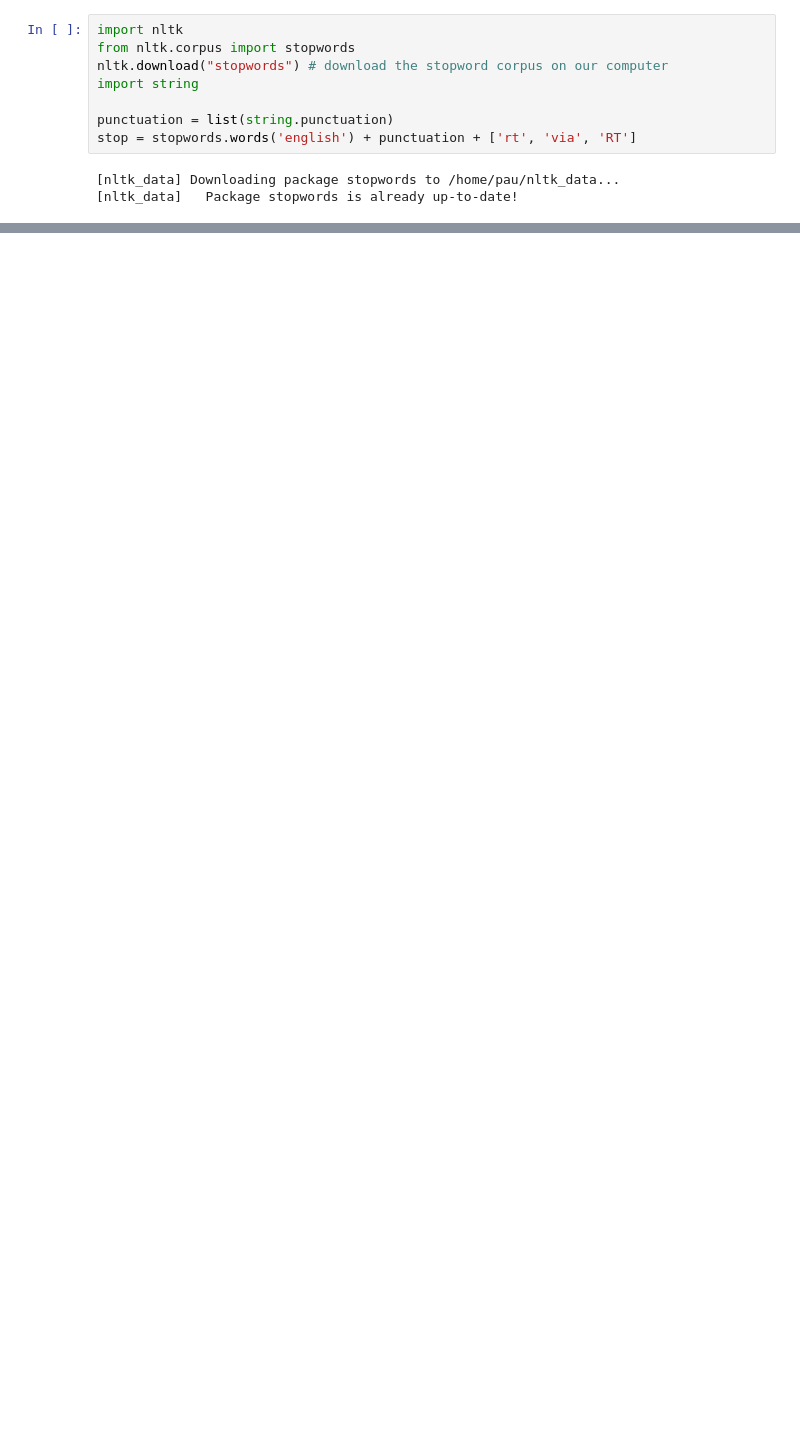
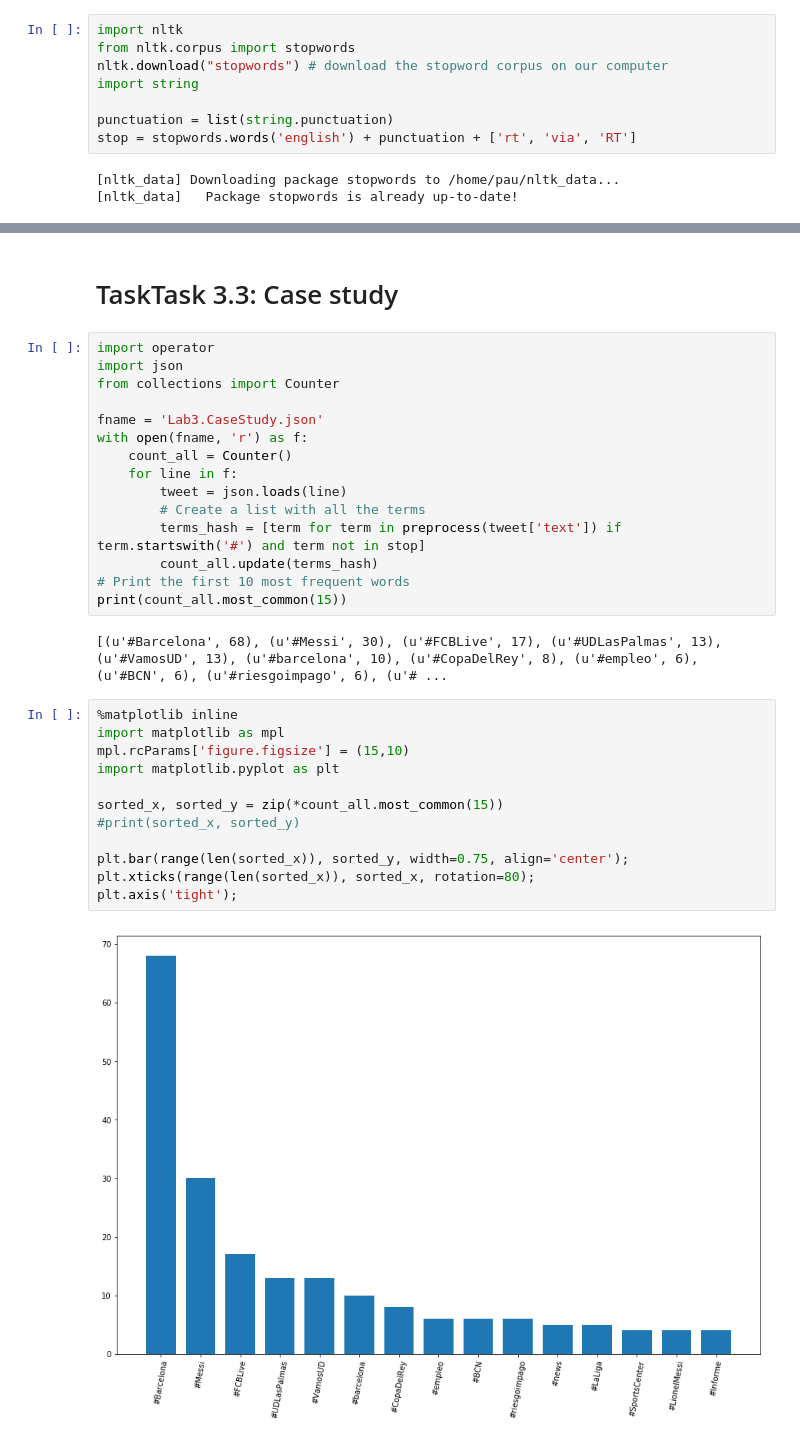
Before and after one commit to tonidalmases/CLOUD-COMPUTING-COURSE-2017, a Jupyter notebook: Lab3.CaseStudy.ipynb, the cells around one changed output, grey strips where cells are left out. Saved outputs shown, nothing was run; the diff lists cells and outputs as text; blank space fills up the shorter version.

```diff
--- a/Lab3.CaseStudy.ipynb
+++ b/Lab3.CaseStudy.ipynb
@@ -206,0 +214,33 @@ print terms_only
+# %% [markdown]
+# TaskTask 3.3: Case study
+# %%
+import operator
+import json
+from collections import Counter
+
+fname = 'Lab3.CaseStudy.json'
+with open(fname, 'r') as f:
+    count_all = Counter()
+    for line in f:
+        tweet = json.loads(line)
+        # Create a list with all the terms
+        terms_hash = [term for term in preprocess(tweet['text']) if term.startswith('#') and term not in stop]
+        count_all.update(terms_hash)
+# Print the first 10 most frequent words
+print(count_all.most_common(15))
+# %% [output]
+[(u'#Barcelona', 68), (u'#Messi', 30), (u'#FCBLive', 17), (u'#UDLasPalmas', 13), (u'#VamosUD', 13), (u'#barcelona', 10), (u'#CopaDelRey', 8), (u'#empleo', 6), (u'#BCN', 6), (u'#riesgoimpago', 6), (u'# ...
+# %%
+%matplotlib inline
+import matplotlib as mpl
+mpl.rcParams['figure.figsize'] = (15,10)
+import matplotlib.pyplot as plt
+
+sorted_x, sorted_y = zip(*count_all.most_common(15))
+#print(sorted_x, sorted_y)
+
+plt.bar(range(len(sorted_x)), sorted_y, width=0.75, align='center');
+plt.xticks(range(len(sorted_x)), sorted_x, rotation=80);
+plt.axis('tight');
+# %% [output]
+[figure, added]
```
Also changed, not shown: parts of 21 cells of this notebook.
